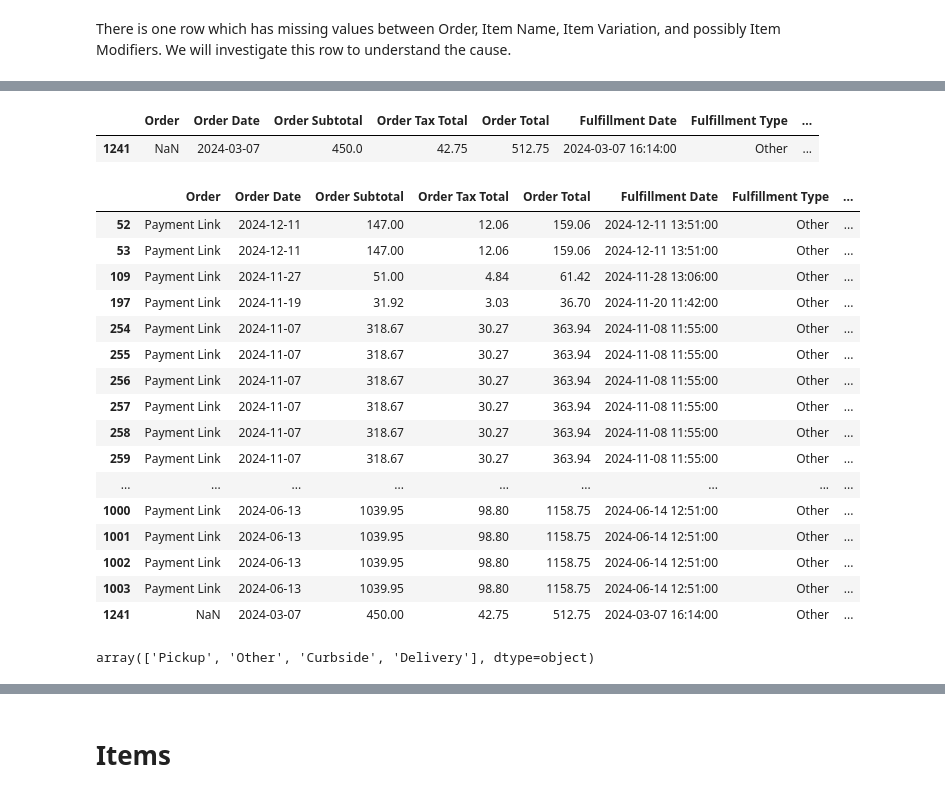
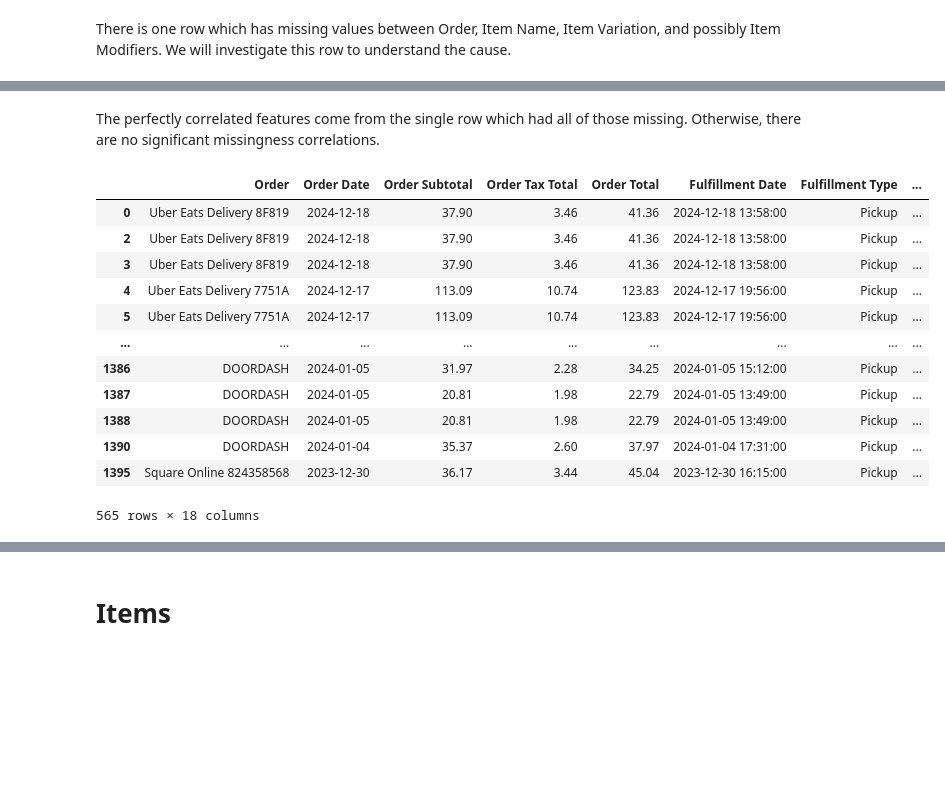
Before and after one commit to ajamkotc/belly_rubb_analysis, a Jupyter notebook: notebooks/1.0-aj-initial-data-exploration.ipynb, the cells around one changed output, grey strips where cells are left out. Saved outputs shown, nothing was run; the diff lists cells and outputs as text; code cells hidden in the pictures; blank space fills up the shorter version.

Commit message:
Perform initial exploration and create figures
Explore some of the columns with missing values in orders.csv. Generate
figures to assist with this and save them to reports/figures.

```diff
--- a/notebooks/1.0-aj-initial-data-exploration.ipynb
+++ b/notebooks/1.0-aj-initial-data-exploration.ipynb
@@ -82,29 +128,18 @@ There is one row which has missing values between Order, Item Name, Item Variati
+# %% [markdown]
+The perfectly correlated features come from the single row which had all of those missing. Otherwise, there are no significant missingness correlations.
 # %%
-orders_processed_df[orders_processed_df['Order'].isna()]
+orders_processed_df[orders_processed_df['Item Modifiers'].isna()]
 # %% [output]
 |  | Order | Order Date | Order Subtotal | Order Tax Total | Order Total | Fulfillment Date | Fulfillment Type | ... |
-| 1241 | NaN | 2024-03-07 | 450.0 | 42.75 | 512.75 | 2024-03-07 16:14:00 | Other | ... |
+| 0 | Uber Eats Delivery 8F819 | 2024-12-18 | 37.90 | 3.46 | 41.36 | 2024-12-18 13:58:00 | Pickup | ... |
+| 2 | Uber Eats Delivery 8F819 | 2024-12-18 | 37.90 | 3.46 | 41.36 | 2024-12-18 13:58:00 | Pickup | ... |
+| 3 | Uber Eats Delivery 8F819 | 2024-12-18 | 37.90 | 3.46 | 41.36 | 2024-12-18 13:58:00 | Pickup | ... |
+| 4 | Uber Eats Delivery 7751A | 2024-12-17 | 113.09 | 10.74 | 123.83 | 2024-12-17 19:56:00 | Pickup | ... |
+| 5 | Uber Eats Delivery 7751A | 2024-12-17 | 113.09 | 10.74 | 123.83 | 2024-12-17 19:56:00 | Pickup | ... |
+| ... | ... | ... | ... | ... | ... | ... | ... | ... |
+| 1386 | DOORDASH | 2024-01-05 | 31.97 | 2.28 | 34.25 | 2024-01-05 15:12:00 | Pickup | ... |
+| 1387 | DOORDASH | 2024-01-05 | 20.81 | 1.98 | 22.79 | 2024-01-05 13:49:00 | Pickup | ... |
+| 1388 | DOORDASH | 2024-01-05 | 20.81 | 1.98 | 22.79 | 2024-01-05 13:49:00 | Pickup | ... |
+| 1390 | DOORDASH | 2024-01-04 | 35.37 | 2.60 | 37.97 | 2024-01-04 17:31:00 | Pickup | ... |
+| 1395 | Square Online 824358568 | 2023-12-30 | 36.17 | 3.44 | 45.04 | 2023-12-30 16:15:00 | Pickup | ... |
+565 rows × 18 columns
-# %%
-orders_processed_df[orders_processed_df['Fulfillment Type'] == 'Other']
-# %% [output]
-|  | Order | Order Date | Order Subtotal | Order Tax Total | Order Total | Fulfillment Date | Fulfillment Type | ... |
-| 52 | Payment Link | 2024-12-11 | 147.00 | 12.06 | 159.06 | 2024-12-11 13:51:00 | Other | ... |
-| 53 | Payment Link | 2024-12-11 | 147.00 | 12.06 | 159.06 | 2024-12-11 13:51:00 | Other | ... |
-| 109 | Payment Link | 2024-11-27 | 51.00 | 4.84 | 61.42 | 2024-11-28 13:06:00 | Other | ... |
-| 197 | Payment Link | 2024-11-19 | 31.92 | 3.03 | 36.70 | 2024-11-20 11:42:00 | Other | ... |
-| 254 | Payment Link | 2024-11-07 | 318.67 | 30.27 | 363.94 | 2024-11-08 11:55:00 | Other | ... |
-| 255 | Payment Link | 2024-11-07 | 318.67 | 30.27 | 363.94 | 2024-11-08 11:55:00 | Other | ... |
-| 256 | Payment Link | 2024-11-07 | 318.67 | 30.27 | 363.94 | 2024-11-08 11:55:00 | Other | ... |
-| 257 | Payment Link | 2024-11-07 | 318.67 | 30.27 | 363.94 | 2024-11-08 11:55:00 | Other | ... |
-| 258 | Payment Link | 2024-11-07 | 318.67 | 30.27 | 363.94 | 2024-11-08 11:55:00 | Other | ... |
-| 259 | Payment Link | 2024-11-07 | 318.67 | 30.27 | 363.94 | 2024-11-08 11:55:00 | Other | ... |
-| ... | ... | ... | ... | ... | ... | ... | ... | ... |
-| 1000 | Payment Link | 2024-06-13 | 1039.95 | 98.80 | 1158.75 | 2024-06-14 12:51:00 | Other | ... |
-| 1001 | Payment Link | 2024-06-13 | 1039.95 | 98.80 | 1158.75 | 2024-06-14 12:51:00 | Other | ... |
-| 1002 | Payment Link | 2024-06-13 | 1039.95 | 98.80 | 1158.75 | 2024-06-14 12:51:00 | Other | ... |
-| 1003 | Payment Link | 2024-06-13 | 1039.95 | 98.80 | 1158.75 | 2024-06-14 12:51:00 | Other | ... |
-| 1241 | NaN | 2024-03-07 | 450.00 | 42.75 | 512.75 | 2024-03-07 16:14:00 | Other | ... |
-# %%
-orders_processed_df['Fulfillment Type'].unique()
-# %% [output]
-array(['Pickup', 'Other', 'Curbside', 'Delivery'], dtype=object)
```
Also changed, not shown: parts of 23 cells of this notebook, 2 other files.
